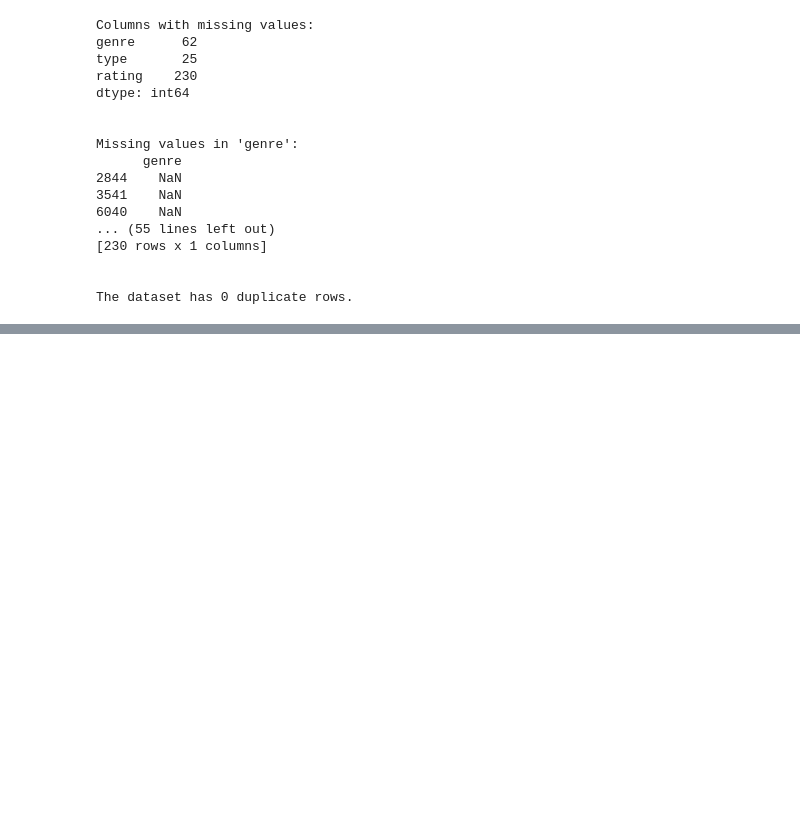
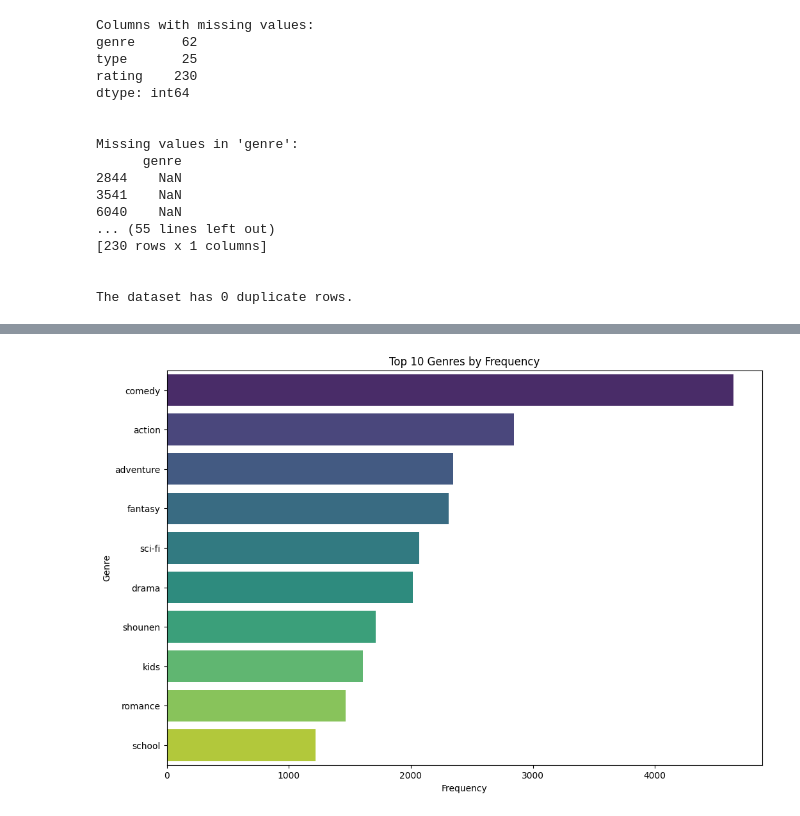
Before and after one commit to MoteneJan/JB1_2401FTDS, a Jupyter notebook: JB1_2401FTDS.ipynb, the cells around one changed output, grey strips where cells are left out. Cells and saved outputs as stored; diff of their text form; code cells hidden in the pictures; blank space fills up the shorter version.

```diff
--- a/JB1_2401FTDS.ipynb
+++ b/JB1_2401FTDS.ipynb
@@ -320,0 +639,18 @@ cleaned_anime_df.head()
+# %%
+# Split the genre strings and count each genre
+def count_genres(df):
+    """
+    Count the frequency of each genre from the 'genre' column in the DataFrame.
+
+    Parameters:
+    df (pd.DataFrame): The dataframe containing the 'genre' column.
+
+    Returns:
+    pd.Series: A Series with genre counts, sorted in descending order.
+    """
+    genre_list = df['genre'].str.split(', ', expand=True).stack()
+    genre_counts = genre_list.value_counts()
+    return genre_counts
+
+# Calculate genre counts
+genre_counts = count_genres(cleaned_anime_df)
@@ -320,0 +674,20 @@ cleaned_anime_df.head()
+# %%
+# Set up the figure size
+plt.figure(figsize=(12, 8))
+
+# Create a bar plot of the top 10 genres
+sns.barplot(x=genre_counts.head(10).values, y=genre_counts.head(10).index, palette='viridis')
+
+# Set the title of the plot
+plt.title('Top 10 Genres by Frequency')
+
+# Label the x-axis
+plt.xlabel('Frequency')
+
+# Label the y-axis
+plt.ylabel('Genre')
+
+# Display the plot
+plt.show()
+# %% [output]
+[figure, added]
```
Also changed, not shown: parts of 58 cells of this notebook.
